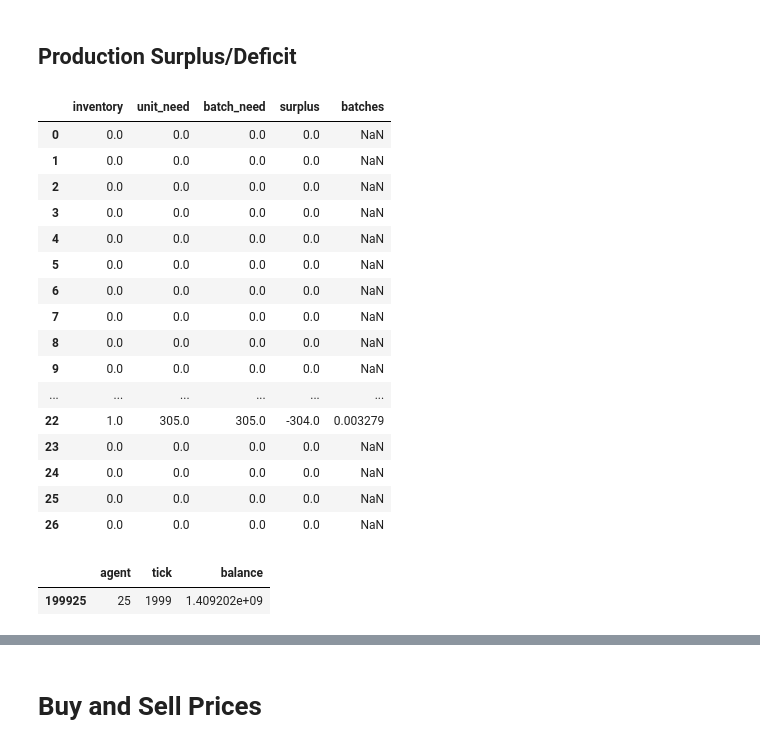
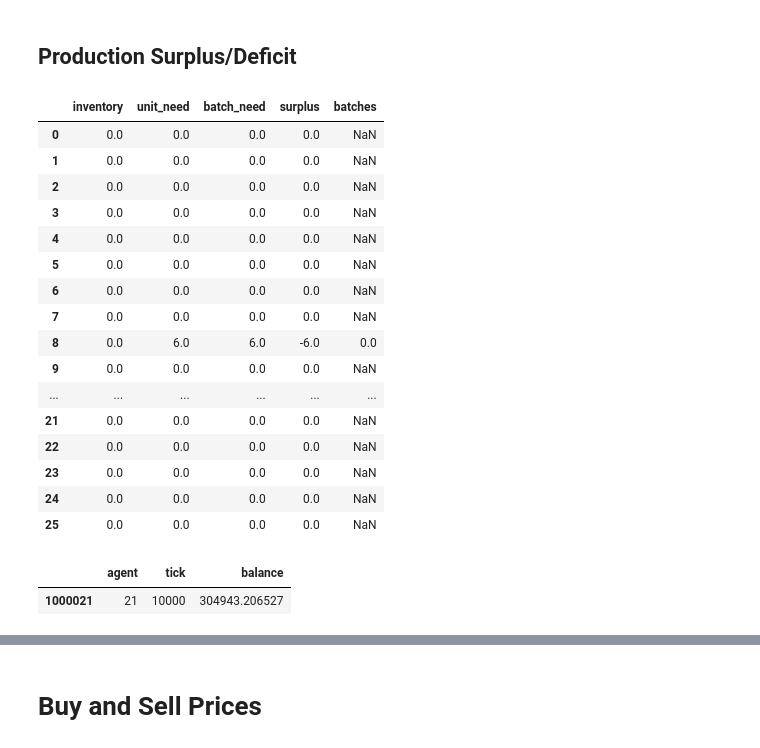
Before and after one commit to gerner/stellarpunk, a Jupyter notebook: notebook/econ_sim.ipynb, the cells around one changed output, grey strips where cells are left out. Drawn from its saved outputs; the diff is of its cells as text; code cells hidden in the pictures.

```diff
--- a/notebook/econ_sim.ipynb
+++ b/notebook/econ_sim.ipynb
@@ -485,35 +492,35 @@ inventory_df[inventory_df["tick"] == inventory_df["tick"].max()].set_index("agen
 # %% [markdown]
 ## Production Surplus/Deficit
 # %%
-agent_id = 25
+agent_id = 21
 inv_s = inventory_df[inventory_df["tick"] == inventory_df["tick"].max()].set_index("agent").loc[agent_id].drop("tick")
 need_s = (agent_goods_df.loc[agent_id] @ production_chain_df.T)
 batch_s = (agent_goods_df * production_chain.batch_sizes[np.newaxis,:]).loc[agent_id] @ production_chain_df.T
 deficit_df = pd.DataFrame({"inventory":inv_s, "unit_need":need_s, "batch_need": batch_s, "surplus":inv_s - batch_s, "batches":inv_s/batch_s})
 deficit_df
 # %% [output]
 |  | inventory | unit_need | batch_need | surplus | batches |
 | 0 | 0.0 | 0.0 | 0.0 | 0.0 | NaN |
 | 1 | 0.0 | 0.0 | 0.0 | 0.0 | NaN |
 | 2 | 0.0 | 0.0 | 0.0 | 0.0 | NaN |
 | 3 | 0.0 | 0.0 | 0.0 | 0.0 | NaN |
 | 4 | 0.0 | 0.0 | 0.0 | 0.0 | NaN |
 | 5 | 0.0 | 0.0 | 0.0 | 0.0 | NaN |
 | 6 | 0.0 | 0.0 | 0.0 | 0.0 | NaN |
 | 7 | 0.0 | 0.0 | 0.0 | 0.0 | NaN |
-| 8 | 0.0 | 0.0 | 0.0 | 0.0 | NaN |
+| 8 | 0.0 | 6.0 | 6.0 | -6.0 | 0.0 |
 | 9 | 0.0 | 0.0 | 0.0 | 0.0 | NaN |
 | ... | ... | ... | ... | ... | ... |
-| 22 | 1.0 | 305.0 | 305.0 | -304.0 | 0.003279 |
+| 21 | 0.0 | 0.0 | 0.0 | 0.0 | NaN |
+| 22 | 0.0 | 0.0 | 0.0 | 0.0 | NaN |
 | 23 | 0.0 | 0.0 | 0.0 | 0.0 | NaN |
 | 24 | 0.0 | 0.0 | 0.0 | 0.0 | NaN |
 | 25 | 0.0 | 0.0 | 0.0 | 0.0 | NaN |
-| 26 | 0.0 | 0.0 | 0.0 | 0.0 | NaN |
 # %%
 balance_df[(balance_df["agent"] == agent_id) & (balance_df["tick"] == balance_df["tick"].max())]
 # %% [output]
 |  | agent | tick | balance |
-| 199925 | 25 | 1999 | 1.409202e+09 |
+| 1000021 | 21 | 10000 | 304943.206527 |
 # %%
 buy_budget_df[(buy_budget_df["tick"] == buy_budget_df["tick"].max()) & (buy_budget_df["agent"] == agent_id)].T
 # %% [output]
```
Also changed, not shown: parts of 65 cells of this notebook, 7 other files.
